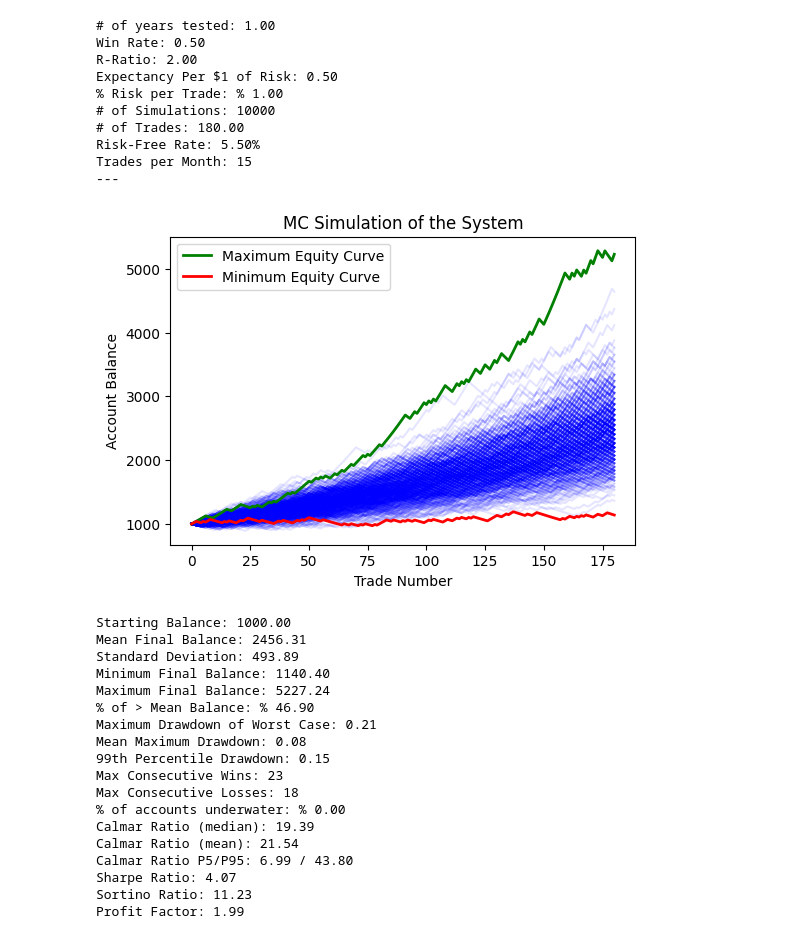
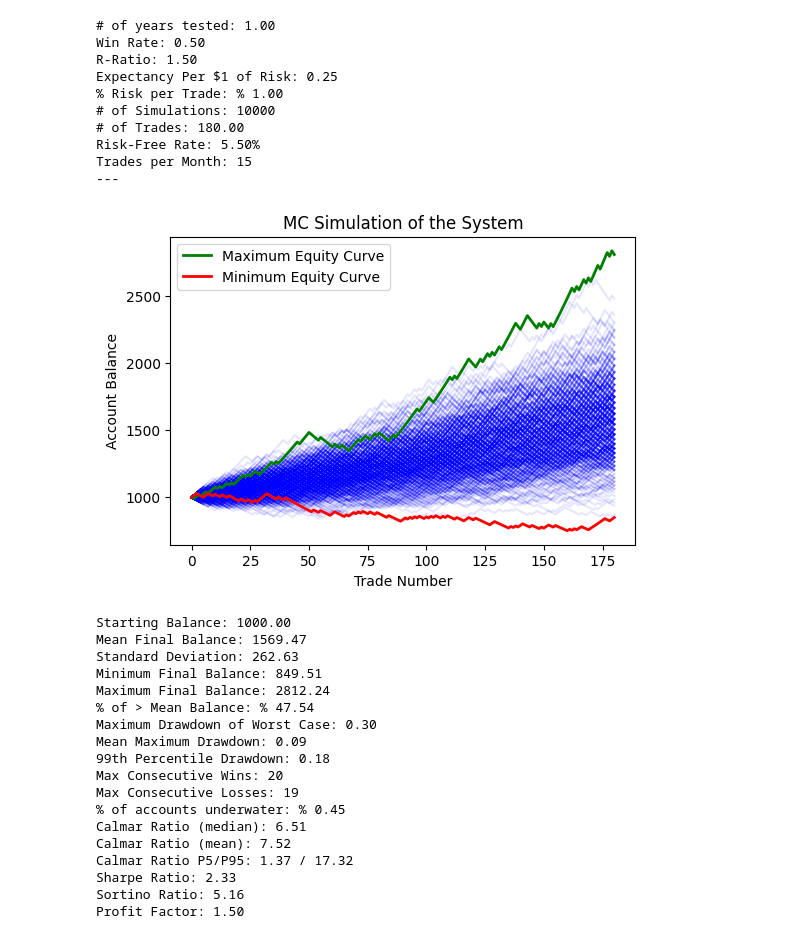
Before and after one commit to ergodique/Portfolio, a Jupyter notebook: Monte Carlo Simulation Equity Curve/mc_sim.ipynb, the cells around one changed output. Drawn from its saved outputs; the diff is of its cells as text; code cells hidden in the pictures.

```diff
--- a/Monte Carlo Simulation Equity Curve/mc_sim.ipynb
+++ b/Monte Carlo Simulation Equity Curve/mc_sim.ipynb
@@ -203,7 +203,7 @@ def monte_carlo_simulation(win_rate, reward_to_risk, risk_per_trade, num_simulat
 # Parametreler
 years = 1
 win_rate = 0.50 # Kazanma oranı
-reward_to_risk = 2 # Ödül-zarar oranı
+reward_to_risk = 1.5 # Ödül-zarar oranı
 expectancy = win_rate * reward_to_risk - (1 - win_rate)
 risk_per_trade = 0.01  # Trade başına risk
 num_simulations = 10000  # Simülasyon sayısı
@@ -215,51 +215,51 @@ risk_free_rate = 0.055  # Yıllık risksiz faiz oranı
 print(f'# of years tested: {years:.2f}')
 print(f'Win Rate: {win_rate:.2f}')
 print(f'R-Ratio: {reward_to_risk:.2f}')
 print(f'Expectancy Per $1 of Risk: {expectancy:.2f}')
 print(f'% Risk per Trade: % {risk_per_trade*100:.2f}')
 print(f'# of Simulations: {num_simulations:.0f}')
 print(f'# of Trades: {num_trades:.2f}')
 print(f'Risk-Free Rate: {risk_free_rate:.2%}')
 print(f'Trades per Month: {trades_per_month}')
 print('---')
 
 # Monte Carlo Simülasyonunu çalıştır
 monte_carlo_simulation(
     win_rate,
     reward_to_risk,
     risk_per_trade,
     num_simulations,
     num_trades,
     trades_per_month,
     risk_free_rate
 )
 # %% [output]
 # of years tested: 1.00
 Win Rate: 0.50
-R-Ratio: 2.00
-Expectancy Per $1 of Risk: 0.50
+R-Ratio: 1.50
+Expectancy Per $1 of Risk: 0.25
 % Risk per Trade: % 1.00
 # of Simulations: 10000
 # of Trades: 180.00
 Risk-Free Rate: 5.50%
 Trades per Month: 15
 ---
-[figure, old version]
+[figure, new version]
 Starting Balance: 1000.00
-Mean Final Balance: 2456.31
-Standard Deviation: 493.89
-Minimum Final Balance: 1140.40
-Maximum Final Balance: 5227.24
-% of > Mean Balance: % 46.90
-Maximum Drawdown of Worst Case: 0.21
-Mean Maximum Drawdown: 0.08
-99th Percentile Drawdown: 0.15
-Max Consecutive Wins: 23
-Max Consecutive Losses: 18
-% of accounts underwater: % 0.00
-Calmar Ratio (median): 19.39
-Calmar Ratio (mean): 21.54
-Calmar Ratio P5/P95: 6.99 / 43.80
-Sharpe Ratio: 4.07
-Sortino Ratio: 11.23
-Profit Factor: 1.99
+Mean Final Balance: 1569.47
+Standard Deviation: 262.63
+Minimum Final Balance: 849.51
+Maximum Final Balance: 2812.24
+% of > Mean Balance: % 47.54
+Maximum Drawdown of Worst Case: 0.30
+Mean Maximum Drawdown: 0.09
+99th Percentile Drawdown: 0.18
+Max Consecutive Wins: 20
+Max Consecutive Losses: 19
+% of accounts underwater: % 0.45
+Calmar Ratio (median): 6.51
+Calmar Ratio (mean): 7.52
+Calmar Ratio P5/P95: 1.37 / 17.32
+Sharpe Ratio: 2.33
+Sortino Ratio: 5.16
+Profit Factor: 1.50
```
Also changed, not shown: parts of 1 cell of this notebook.
